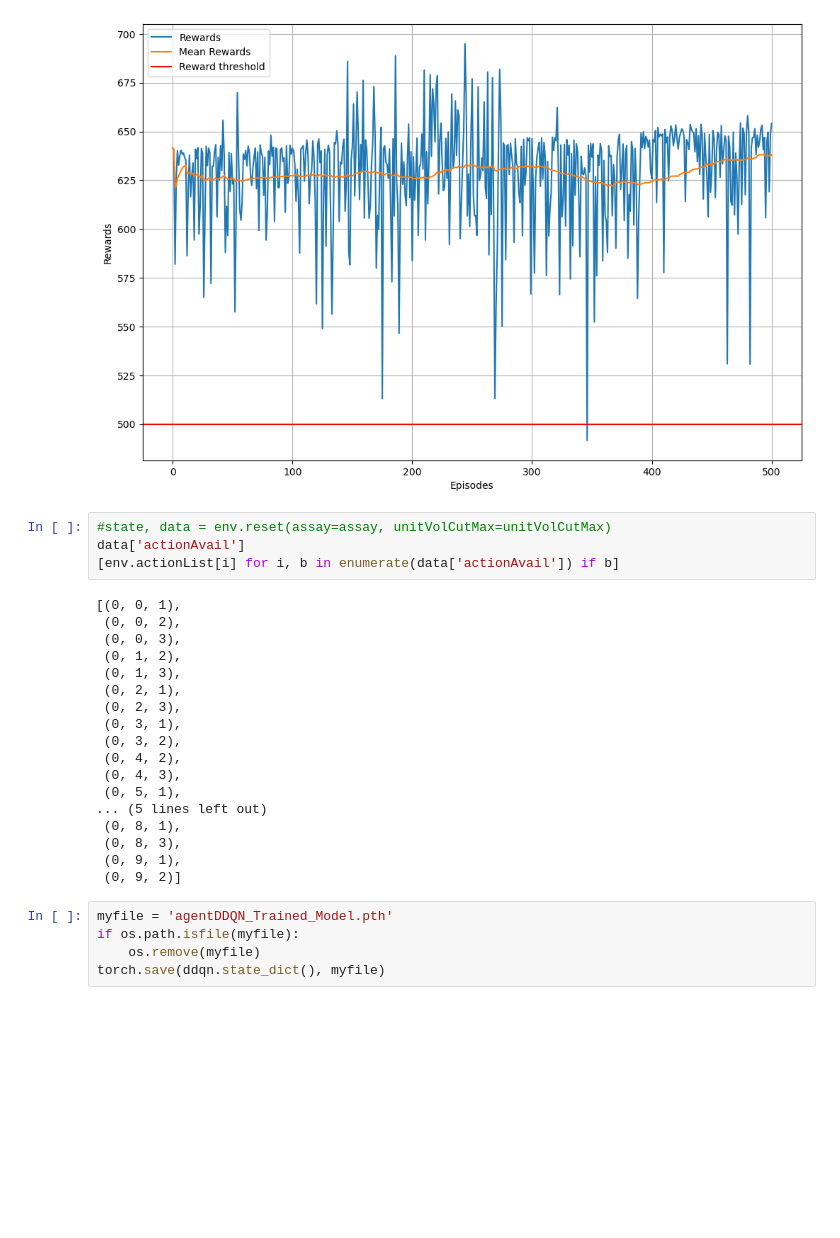
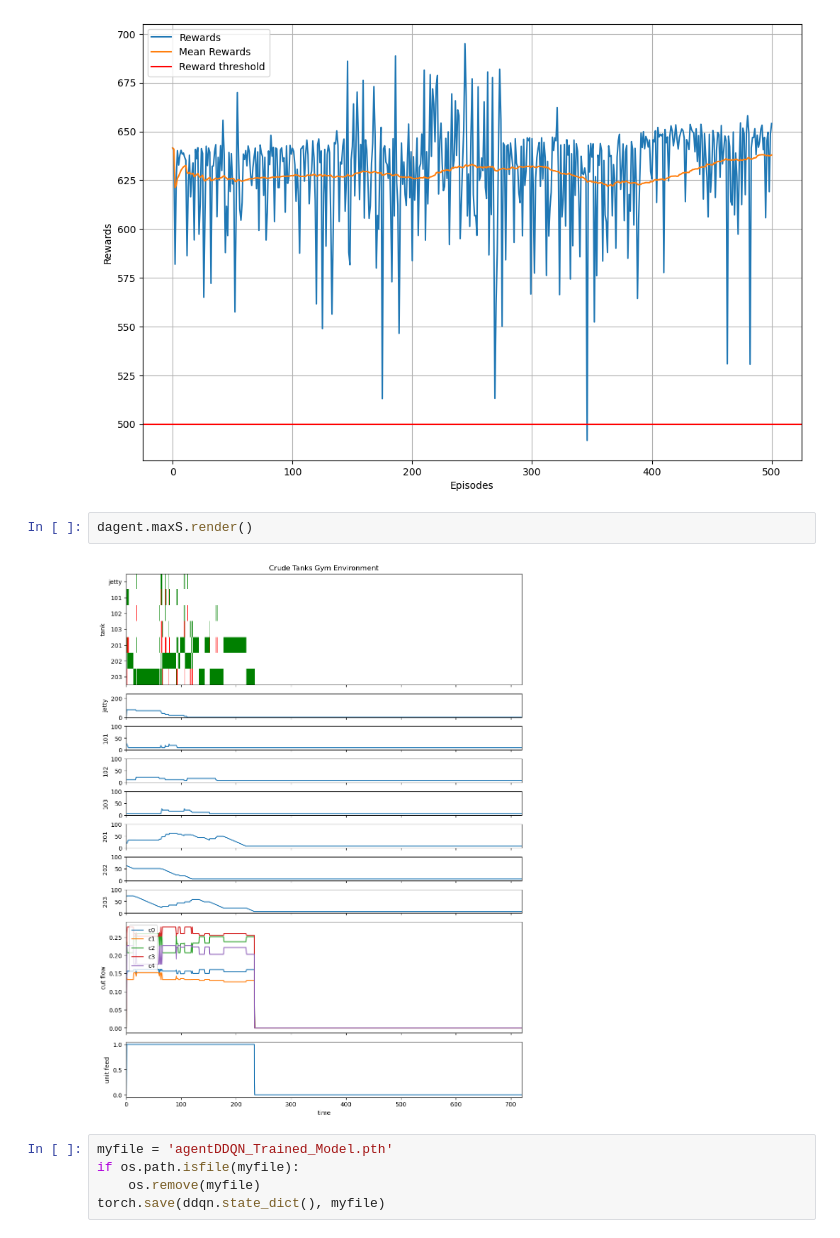
Before and after one commit to BaltiBoix/Scheduling, a Jupyter notebook: crudeSched_DuelingDQN.ipynb, the cells around one changed output. Drawn from its saved outputs; the diff is of its cells as text; blank space fills up the shorter version.

```diff
--- a/crudeSched_DuelingDQN.ipynb
+++ b/crudeSched_DuelingDQN.ipynb
@@ -498,28 +498,10 @@ Wall time: 58min 44s
 dagent.plot_rewards()
 # %% [output]
 [figure]
-# %%
-#state, data = env.reset(assay=assay, unitVolCutMax=unitVolCutMax)
-data['actionAvail']
-[env.actionList[i] for i, b in enumerate(data['actionAvail']) if b]
-# %% [output]
-[(0, 0, 1),
- (0, 0, 2),
- (0, 0, 3),
- (0, 1, 2),
- (0, 1, 3),
- (0, 2, 1),
- (0, 2, 3),
- (0, 3, 1),
- (0, 3, 2),
- (0, 4, 2),
- (0, 4, 3),
- (0, 5, 1),
-... (5 lines left out)
- (0, 8, 1),
- (0, 8, 3),
- (0, 9, 1),
- (0, 9, 2)]
+# %%
+dagent.maxS.render()
+# %% [output]
+[figure, added]
 # %%
 myfile = 'agentDDQN_Trained_Model.pth'
 if os.path.isfile(myfile):
```
Also changed, not shown: 1 other file.
